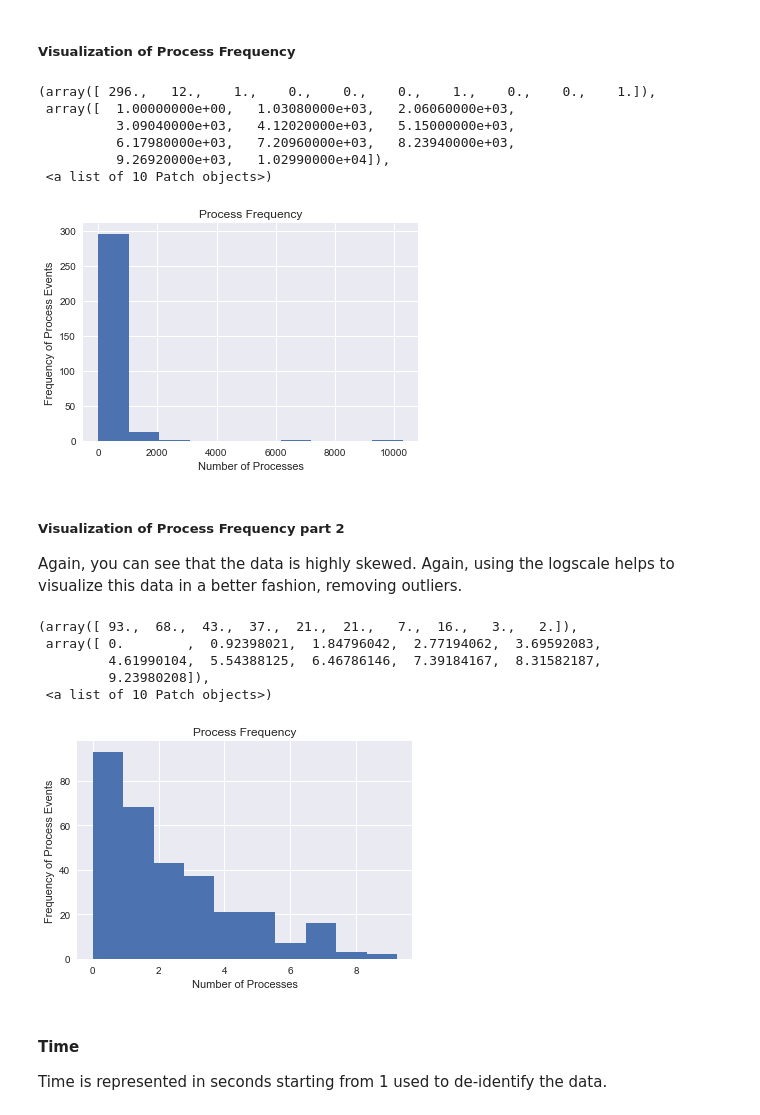
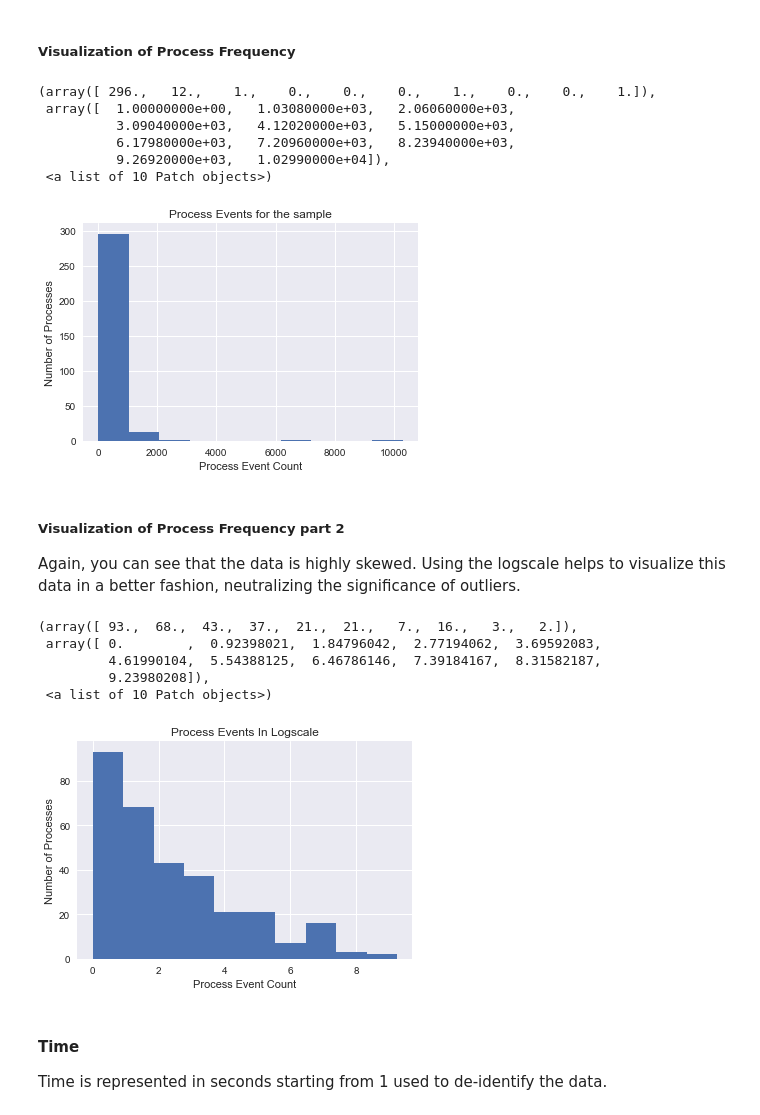
Before and after one commit to perlgirl2002/Capstone, a Jupyter notebook: Capstone.ipynb, the cells around one changed output. Saved outputs shown, nothing was run; the diff lists cells and outputs as text; code cells hidden in the pictures.

```diff
--- a/Capstone.ipynb
+++ b/Capstone.ipynb
@@ -124,29 +129,29 @@ Name: process_name, dtype: float64
 # %%
 process_df = df['process_name'].value_counts().reset_index()
 columns = ['process_name','count']
 process_df.columns=columns
-plt.title('Process Frequency')
-plt.ylabel('Frequency of Process Events')
-plt.xlabel('Number of Processes')
+plt.title('Process Events for the sample')
+plt.ylabel('Number of Processes')
+plt.xlabel('Process Event Count')
 plt.hist(process_df['count'])
 # %% [output]
 (array([ 296.,   12.,    1.,    0.,    0.,    0.,    1.,    0.,    0.,    1.]),
  array([  1.00000000e+00,   1.03080000e+03,   2.06060000e+03,
           3.09040000e+03,   4.12020000e+03,   5.15000000e+03,
           6.17980000e+03,   7.20960000e+03,   8.23940000e+03,
           9.26920000e+03,   1.02990000e+04]),
  <a list of 10 Patch objects>)
-[figure, old version]
+[figure, new version]
 # %% [markdown]
 ##### Visualization of Process Frequency part 2
-Again, you can see that the data is highly skewed.  Again, using the logscale helps to visualize this data in a better fashion, removing outliers.
+Again, you can see that the data is highly skewed.  Using the logscale helps to visualize this data in a better fashion, neutralizing the significance of outliers.
 # %%
 process_df = df['process_name'].value_counts().reset_index()
 columns = ['process_name','count']
 process_df.columns=columns
-plt.title('Process Frequency')
-plt.ylabel('Frequency of Process Events')
-plt.xlabel('Number of Processes')
+plt.title('Process Events In Logscale')
+plt.ylabel('Number of Processes')
+plt.xlabel('Process Event Count')
 plt.hist(process_df['count'].apply(np.log))
 # %% [output]
 (array([ 93.,  68.,  43.,  37.,  21.,  21.,   7.,  16.,   3.,   2.]),
@@ -154,7 +159,7 @@ plt.hist(process_df['count'].apply(np.log))
          4.61990104,  5.54388125,  6.46786146,  7.39184167,  8.31582187,
          9.23980208]),
  <a list of 10 Patch objects>)
-[figure, old version]
+[figure, new version]
 # %% [markdown]
 #### Time
 Time is represented in seconds starting from 1 used to de-identify the data.
```
Also changed, not shown: parts of 30 cells of this notebook.
